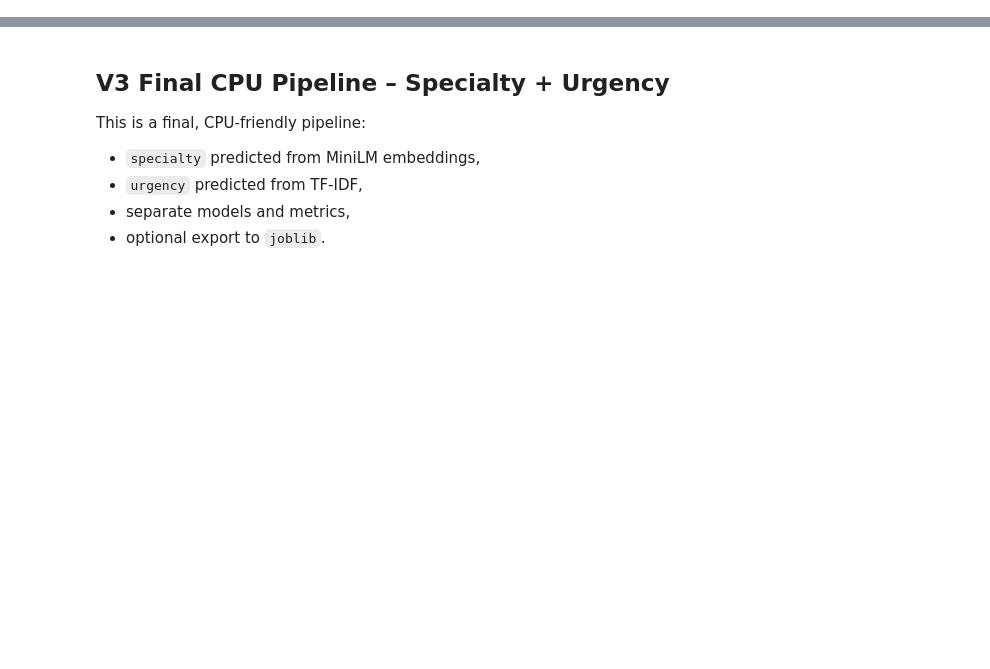
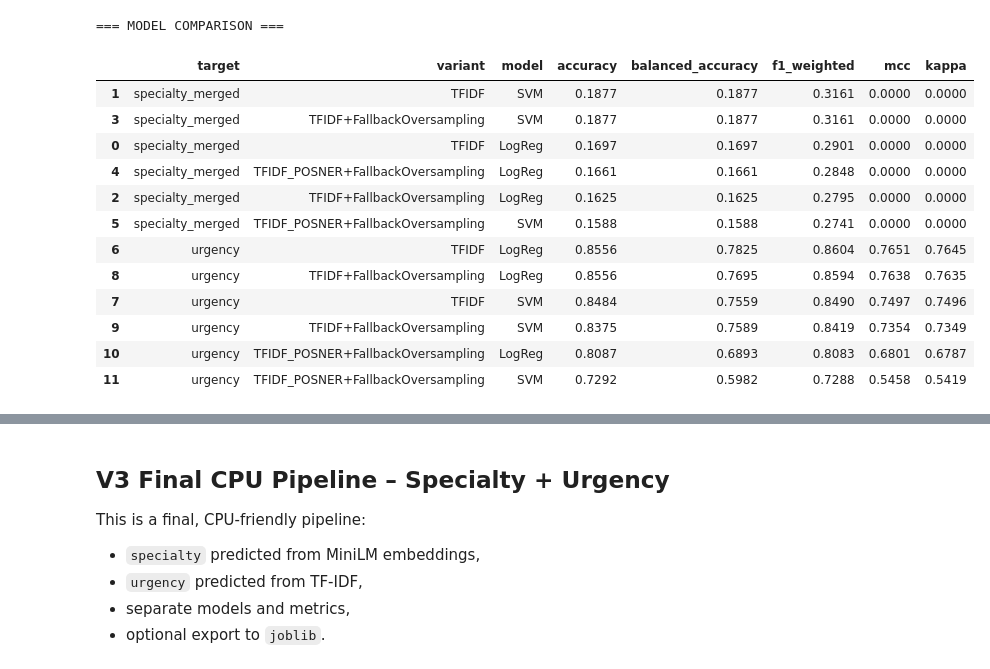
Before and after one commit to wiktorwroz/Medical-Symptom-Triage-Conversational, a Jupyter notebook: Medical_Symptom_Triage_Conversational.ipynb, the cells around one changed output, grey strips where cells are left out. Saved outputs shown, nothing was run; the diff lists cells and outputs as text; code cells hidden in the pictures; blank space fills up the shorter version.

```diff
--- a/Medical_Symptom_Triage_Conversational.ipynb
+++ b/Medical_Symptom_Triage_Conversational.ipynb
@@ -21,0 +633,20 @@ Urgency is more stable for direct decisioning, while specialty prediction is bes
+# %%
+# 15) Feature representation (TF-IDF variants)
+from scipy.sparse import hstack, vstack
+from sklearn.feature_extraction.text import TfidfVectorizer
+
+vec_base = TfidfVectorizer(max_features=10000, ngram_range=(1, 2), min_df=2, stop_words="english")
+X_train_base = vec_base.fit_transform(train_df["clean_text"])
+X_val_base = vec_base.transform(val_df["clean_text"])
+
+vec_posner = TfidfVectorizer(max_features=10000, ngram_range=(1, 2), min_df=2, stop_words="english")
+X_train_posner = vec_posner.fit_transform(train_df["pos_ner_text"])
+X_val_posner = vec_posner.transform(val_df["pos_ner_text"])
+
+# Optional numeric feature: confidence
+train_conf = train_df[["confidence"]].fillna(0.0).astype(float).values
+val_conf = val_df[["confidence"]].fillna(0.0).astype(float).values
+
+print("X_train_base:", X_train_base.shape)
+print("X_train_posner:", X_train_posner.shape)
+print("confidence shape:", train_conf.shape)
@@ -21,0 +1000,60 @@ Urgency is more stable for direct decisioning, while specialty prediction is bes
+# %%
+# 17) Train/evaluate variants for BOTH targets: specialty_merged and urgency
+variant_mats = {
+    "TFIDF": (X_train_base, X_val_base),
+    f"TFIDF+{resampler_name}": (X_train_base, X_val_base),
+    f"TFIDF_POSNER+{resampler_name}": (X_train_posner, X_val_posner),
+}
+
+results = []
+artifacts = {}
+
+for target_col in ["specialty_merged", "urgency"]:
+    le = LabelEncoder()
+    y_train = le.fit_transform(train_df[target_col])
+    y_val = le.transform(val_df[target_col])
+
+    artifacts[target_col] = {"label_encoder": le}
+
+    for variant_name, (Xtr, Xva) in variant_mats.items():
+        use_resampling = "+" in variant_name and resampler_name in variant_name
+
+        for model_name in ["LogReg", "SVM"]:
+            model, pred = fit_predict_model(model_name, Xtr, y_train, Xva, use_resampling=use_resampling)
+            m = metric_bundle(y_val, pred)
+
+            results.append(
+                {
+                    "target": target_col,
+                    "variant": variant_name,
+                    "model": model_name,
+                    **{k: round(v, 4) for k, v in m.items()},
+                }
+            )
+
+            artifacts[target_col][(variant_name, model_name)] = {
+                "model": model,
+                "pred": pred,
+                "y_val": y_val,
+                "X_val": Xva,
+                "X_train": Xtr,
+            }
+
+results_df = pd.DataFrame(results).sort_values(["target", "f1_weighted"], ascending=[True, False])
+print("=== MODEL COMPARISON ===")
+display(results_df)
+# %% [output]
+=== MODEL COMPARISON ===
+|  | target | variant | model | accuracy | balanced_accuracy | f1_weighted | mcc | kappa |
+| 1 | specialty_merged | TFIDF | SVM | 0.1877 | 0.1877 | 0.3161 | 0.0000 | 0.0000 |
+| 3 | specialty_merged | TFIDF+FallbackOversampling | SVM | 0.1877 | 0.1877 | 0.3161 | 0.0000 | 0.0000 |
+| 0 | specialty_merged | TFIDF | LogReg | 0.1697 | 0.1697 | 0.2901 | 0.0000 | 0.0000 |
+| 4 | specialty_merged | TFIDF_POSNER+FallbackOversampling | LogReg | 0.1661 | 0.1661 | 0.2848 | 0.0000 | 0.0000 |
+| 2 | specialty_merged | TFIDF+FallbackOversampling | LogReg | 0.1625 | 0.1625 | 0.2795 | 0.0000 | 0.0000 |
+| 5 | specialty_merged | TFIDF_POSNER+FallbackOversampling | SVM | 0.1588 | 0.1588 | 0.2741 | 0.0000 | 0.0000 |
+| 6 | urgency | TFIDF | LogReg | 0.8556 | 0.7825 | 0.8604 | 0.7651 | 0.7645 |
+| 8 | urgency | TFIDF+FallbackOversampling | LogReg | 0.8556 | 0.7695 | 0.8594 | 0.7638 | 0.7635 |
+| 7 | urgency | TFIDF | SVM | 0.8484 | 0.7559 | 0.8490 | 0.7497 | 0.7496 |
+| 9 | urgency | TFIDF+FallbackOversampling | SVM | 0.8375 | 0.7589 | 0.8419 | 0.7354 | 0.7349 |
+| 10 | urgency | TFIDF_POSNER+FallbackOversampling | LogReg | 0.8087 | 0.6893 | 0.8083 | 0.6801 | 0.6787 |
+| 11 | urgency | TFIDF_POSNER+FallbackOversampling | SVM | 0.7292 | 0.5982 | 0.7288 | 0.5458 | 0.5419 |
```
Also changed, not shown: parts of 58 cells of this notebook, 1 other file.
